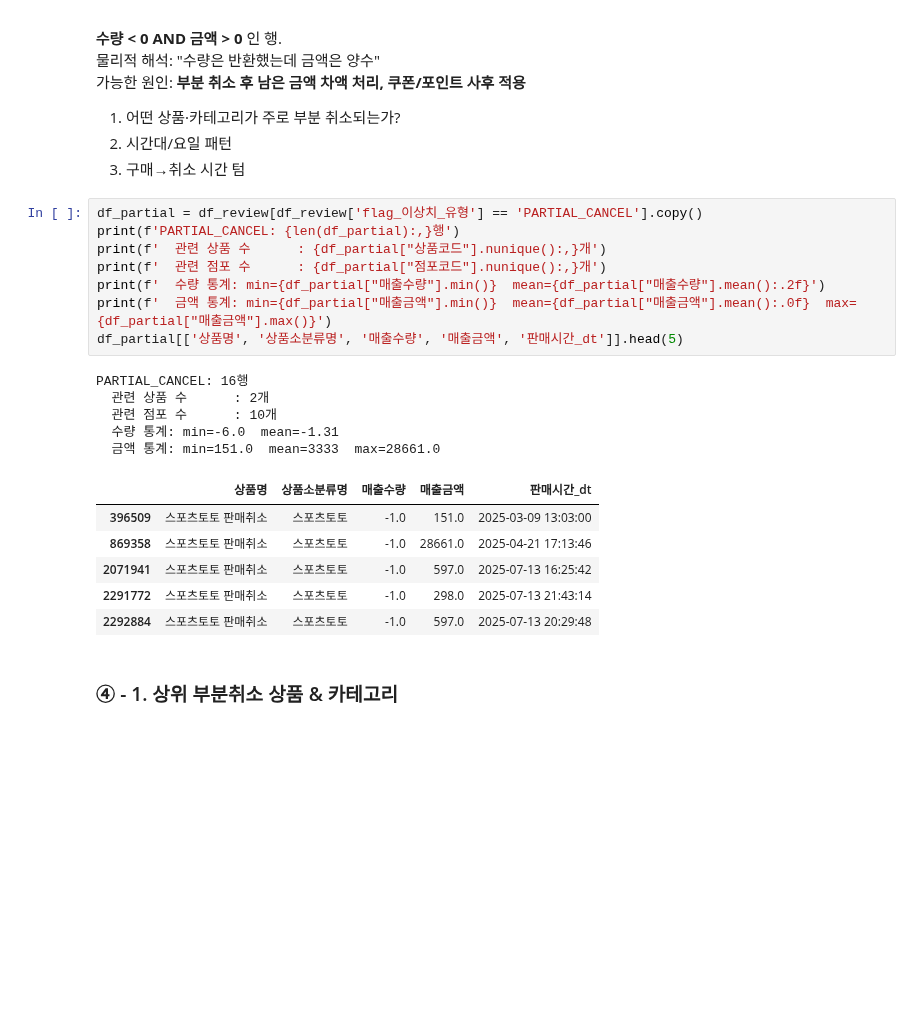
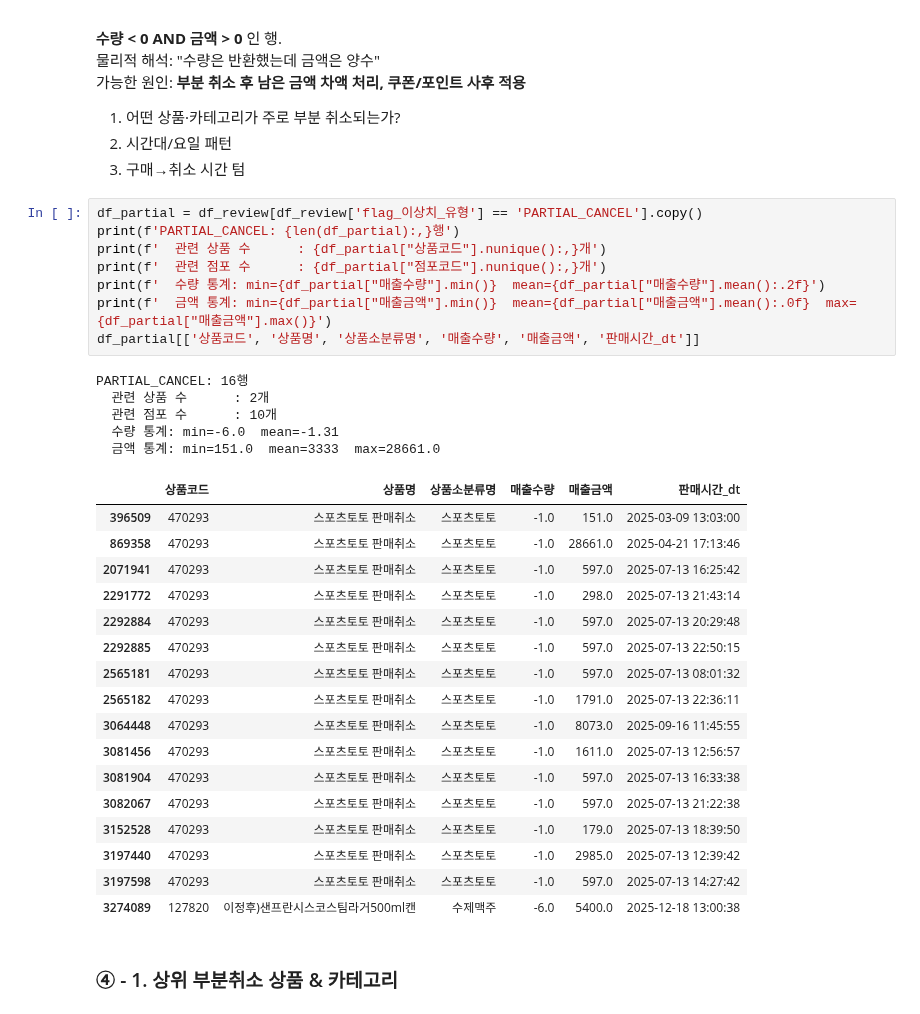
Before and after one commit to Song-exp/Seven-eleven, a Jupyter notebook: preprocessing/원준/2_매출이상치_전처리.ipynb, the cells around one changed output. Saved outputs shown, nothing was run; the diff lists cells and outputs as text; blank space fills up the shorter version.

```diff
--- a/preprocessing/원준/2_매출이상치_전처리.ipynb
+++ b/preprocessing/원준/2_매출이상치_전처리.ipynb
@@ -594,23 +1160,34 @@ display(
 # %%
 df_partial = df_review[df_review['flag_이상치_유형'] == 'PARTIAL_CANCEL'].copy()
 print(f'PARTIAL_CANCEL: {len(df_partial):,}행')
 print(f'  관련 상품 수      : {df_partial["상품코드"].nunique():,}개')
 print(f'  관련 점포 수      : {df_partial["점포코드"].nunique():,}개')
 print(f'  수량 통계: min={df_partial["매출수량"].min()}  mean={df_partial["매출수량"].mean():.2f}')
 print(f'  금액 통계: min={df_partial["매출금액"].min()}  mean={df_partial["매출금액"].mean():.0f}  max={df_partial["매출금액"].max()}')
-df_partial[['상품명', '상품소분류명', '매출수량', '매출금액', '판매시간_dt']].head(5)
+df_partial[['상품코드', '상품명', '상품소분류명', '매출수량', '매출금액', '판매시간_dt']]
 # %% [output]
 PARTIAL_CANCEL: 16행
   관련 상품 수      : 2개
   관련 점포 수      : 10개
   수량 통계: min=-6.0  mean=-1.31
   금액 통계: min=151.0  mean=3333  max=28661.0
-|  | 상품명 | 상품소분류명 | 매출수량 | 매출금액 | 판매시간_dt |
-| 396509 | 스포츠토토 판매취소 | 스포츠토토 | -1.0 | 151.0 | 2025-03-09 13:03:00 |
-| 869358 | 스포츠토토 판매취소 | 스포츠토토 | -1.0 | 28661.0 | 2025-04-21 17:13:46 |
-| 2071941 | 스포츠토토 판매취소 | 스포츠토토 | -1.0 | 597.0 | 2025-07-13 16:25:42 |
-| 2291772 | 스포츠토토 판매취소 | 스포츠토토 | -1.0 | 298.0 | 2025-07-13 21:43:14 |
-| 2292884 | 스포츠토토 판매취소 | 스포츠토토 | -1.0 | 597.0 | 2025-07-13 20:29:48 |
+|  | 상품코드 | 상품명 | 상품소분류명 | 매출수량 | 매출금액 | 판매시간_dt |
+| 396509 | 470293 | 스포츠토토 판매취소 | 스포츠토토 | -1.0 | 151.0 | 2025-03-09 13:03:00 |
+| 869358 | 470293 | 스포츠토토 판매취소 | 스포츠토토 | -1.0 | 28661.0 | 2025-04-21 17:13:46 |
+| 2071941 | 470293 | 스포츠토토 판매취소 | 스포츠토토 | -1.0 | 597.0 | 2025-07-13 16:25:42 |
+| 2291772 | 470293 | 스포츠토토 판매취소 | 스포츠토토 | -1.0 | 298.0 | 2025-07-13 21:43:14 |
+| 2292884 | 470293 | 스포츠토토 판매취소 | 스포츠토토 | -1.0 | 597.0 | 2025-07-13 20:29:48 |
+| 2292885 | 470293 | 스포츠토토 판매취소 | 스포츠토토 | -1.0 | 597.0 | 2025-07-13 22:50:15 |
+| 2565181 | 470293 | 스포츠토토 판매취소 | 스포츠토토 | -1.0 | 597.0 | 2025-07-13 08:01:32 |
+| 2565182 | 470293 | 스포츠토토 판매취소 | 스포츠토토 | -1.0 | 1791.0 | 2025-07-13 22:36:11 |
+| 3064448 | 470293 | 스포츠토토 판매취소 | 스포츠토토 | -1.0 | 8073.0 | 2025-09-16 11:45:55 |
+| 3081456 | 470293 | 스포츠토토 판매취소 | 스포츠토토 | -1.0 | 1611.0 | 2025-07-13 12:56:57 |
+| 3081904 | 470293 | 스포츠토토 판매취소 | 스포츠토토 | -1.0 | 597.0 | 2025-07-13 16:33:38 |
+| 3082067 | 470293 | 스포츠토토 판매취소 | 스포츠토토 | -1.0 | 597.0 | 2025-07-13 21:22:38 |
+| 3152528 | 470293 | 스포츠토토 판매취소 | 스포츠토토 | -1.0 | 179.0 | 2025-07-13 18:39:50 |
+| 3197440 | 470293 | 스포츠토토 판매취소 | 스포츠토토 | -1.0 | 2985.0 | 2025-07-13 12:39:42 |
+| 3197598 | 470293 | 스포츠토토 판매취소 | 스포츠토토 | -1.0 | 597.0 | 2025-07-13 14:27:42 |
+| 3274089 | 127820 | 이정후)샌프란시스코스팀라거500ml캔 | 수제맥주 | -6.0 | 5400.0 | 2025-12-18 13:00:38 |
 # %% [markdown]
 ### ④ - 1. 상위 부분취소 상품 & 카테고리
 # %%
```
Also changed, not shown: parts of 33 cells of this notebook, 5 other files.
